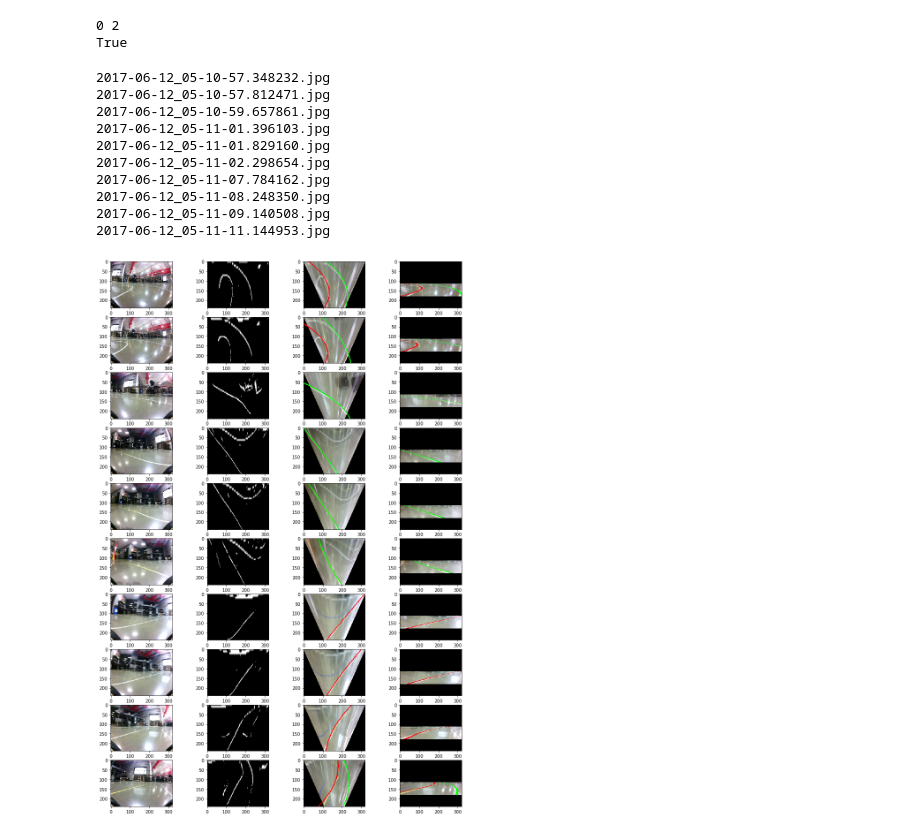
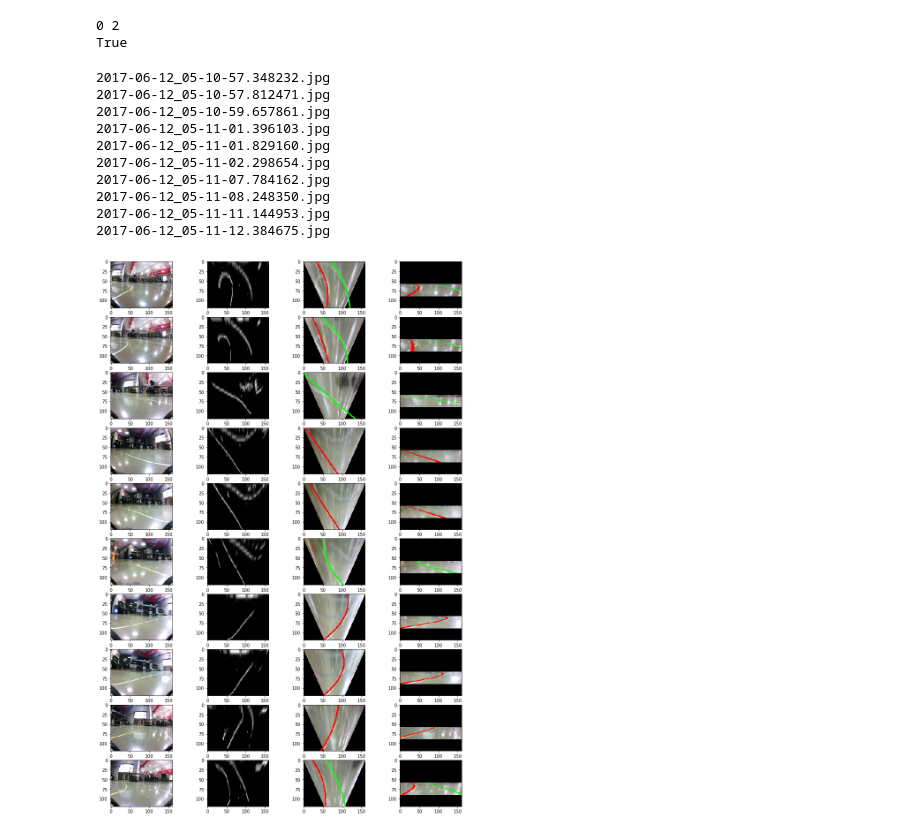
Before and after one commit to jaycode/Self-Driving-RC, a Jupyter notebook: Computer/experiments/poly/Default Poly.ipynb, the cells around one changed output. Cells and saved outputs as stored; diff of their text form; code cells hidden in the pictures.

```diff
--- a/Computer/experiments/poly/Default Poly.ipynb
+++ b/Computer/experiments/poly/Default Poly.ipynb
@@ -106,6 +109,6 @@ find_color_hsv()
 # %%
 fig = plt.figure(figsize=(15, 10))
-local_paths = img_paths[26:27]
+local_paths = img_paths[10:11]
 
 i = 1
 total = len(local_paths) * 2
@@ -116,17 +119,17 @@ for img_path in local_paths:
     img_raw = cv2.imread(img_path)
     img = cv2.cvtColor(img_raw, cv2.COLOR_BGR2RGB)
 
-    preprocessed = preprocess_line_finding(img_raw, M)
+    preprocessed = preprocess_line_finding(img_raw, M, scale=TARGET_SCALE)
     finder = FindLinesSlidingWindows(nwindows=40, window_minpix=2, left_search_margin=20, right_search_margin=40,
                                      v_hist_crop_top=0.6, h_hist_crop_top=0.3, error_threshold=40, window_patience=6,
                                      window_empty_px=5, lr_start_slack=0.1, error_top_percentile=80,
-                                     center_importance=4, vert_x_adjust=(2, 0),
+                                     center_importance=4, vert_x_adjust=(2, 0), scale=TARGET_SCALE,
                                      debug_axes_for_histogram=a,
                                      debug=True, debug_dir='v', debug_show_lines=False, debug_error_detail=False)
 
     fits = finder.process(preprocessed)
 
-    final_img = annotate_with_lines(preprocessed, fits)
+    final_img = annotate_with_lines(preprocessed, fits, scale=TARGET_SCALE)
 
     i += 1
     a = fig.add_subplot((total/cols)+1, cols, i)
@@ -139,0 +144,28 @@ line 2 coefs: [ -3.89757052e-03  -1.98371616e-01   2.10015483e+02]
+# %%
+fig = plt.figure(figsize=(15, 10))
+local_paths = img_paths[10:11]
+
+i = 1
+total = len(local_paths) * 2
+cols = 2
+for img_path in local_paths:
+    print(img_path)
+    a = fig.add_subplot((total/cols)+1, cols, i)
+    img_raw = cv2.imread(img_path)
+    img = cv2.cvtColor(img_raw, cv2.COLOR_BGR2RGB)
+
+    preprocessed = preprocess_line_finding(img_raw, M, scale=TARGET_SCALE)
+    finder = FindLinesSlidingWindows(nwindows=40, window_minpix=2, left_search_margin=20, right_search_margin=40,
+                                     v_hist_crop_top=0.6, h_hist_crop_top=0.3, error_threshold=40, window_patience=6,
+                                     window_empty_px=5, lr_start_slack=0.1, error_top_percentile=80,
+                                     center_importance=4, vert_x_adjust=(2, 0), scale=TARGET_SCALE,
+                                     debug_axes_for_histogram=a,
+                                     debug=True, debug_dir='v', debug_show_lines=False, debug_error_detail=False)
+
+    fits = finder.process(preprocessed)
+
+    final_img = annotate_with_lines(preprocessed, fits, scale=TARGET_SCALE)
+
+    i += 1
+    a = fig.add_subplot((total/cols)+1, cols, i)
+    plt.imshow(final_img, cmap='gray')
@@ -193,44 +232,45 @@ for img_path in local_paths:
     print(os.path.basename(img_path))
     img_raw = cv2.imread(img_path)
     img = cv2.cvtColor(img_raw, cv2.COLOR_BGR2RGB)
-    warped = cv2.warpPerspective(img, M, (TARGET_WIDTH, TARGET_HEIGHT))
+    img = resize_image_by_pil(img, TARGET_SCALE)
+    warped = cv2.warpPerspective(img, M, (img.shape[1], img.shape[0]))
 
     # Display the original, undistorted, and warped image
     a = fig.add_subplot((total/cols)+1, cols, i)
     plt.imshow(img)
     i+=1
 
-    preprocessed = preprocess_line_finding(img_raw, M)
+    preprocessed = preprocess_line_finding(img_raw, M, scale=TARGET_SCALE)
     a = fig.add_subplot((total/cols)+1, cols, i)
     plt.imshow(preprocessed, cmap="gray")
     i+=1
 
     # Find lines
     a = fig.add_subplot((total/cols)+1, cols, i)
     finder = FindLinesSlidingWindows(nwindows=40, window_minpix=2, left_search_margin=20, right_search_margin=40,
                                      v_hist_crop_top=0.6, h_hist_crop_top=0.3, error_threshold=40, window_patience=7,
                                      window_empty_px=5, lr_start_slack=0.1, error_top_percentile=80,
-                                     center_importance=4, vert_x_adjust=(2, 0))
+                                     center_importance=4, vert_x_adjust=(2, 0), scale=TARGET_SCALE)
 #     preprocessed = preprocess_line_finding(img_raw, mtx, dist, M, ((106, 11, 11), (255, 109, 209)))
     fits = finder.process(preprocessed)
-    final_img = annotate_with_lines(warped, fits, keep_background=True)
+    final_img = annotate_with_lines(warped, fits, keep_background=True, scale=TARGET_SCALE)
     plt.imshow(final_img)
     i += 1
 
     # Warp the blank back to original image space using inverse perspective matrix (Minv)
     a = fig.add_subplot((total/cols)+1, cols, i)
     final_img = cv2.warpPerspective(final_img, Minv, (final_img.shape[1], final_img.shape[0]))
     plt.imshow(final_img)
     i += 1
 # %% [output]
 2017-06-12_05-10-57.348232.jpg
 2017-06-12_05-10-57.812471.jpg
 2017-06-12_05-10-59.657861.jpg
 2017-06-12_05-11-01.396103.jpg
 2017-06-12_05-11-01.829160.jpg
 2017-06-12_05-11-02.298654.jpg
 2017-06-12_05-11-07.784162.jpg
 2017-06-12_05-11-08.248350.jpg
-2017-06-12_05-11-09.140508.jpg
 2017-06-12_05-11-11.144953.jpg
+2017-06-12_05-11-12.384675.jpg
-[figure, old version]
+[figure, new version]
```
Also changed, not shown: parts of 4 cells of this notebook, 12 other files.
